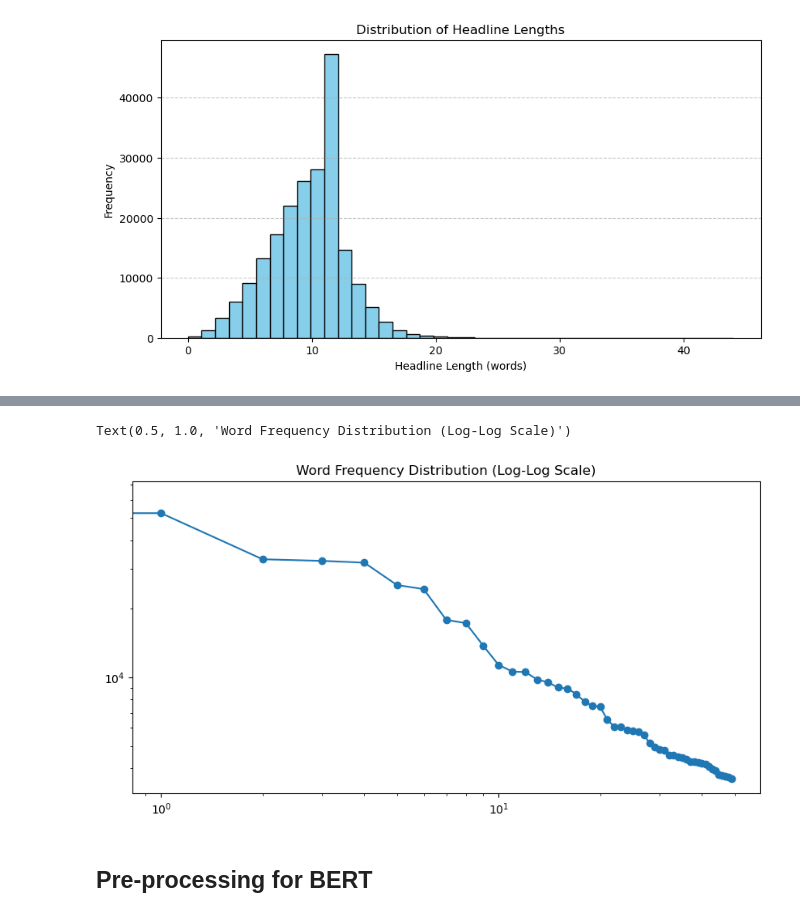
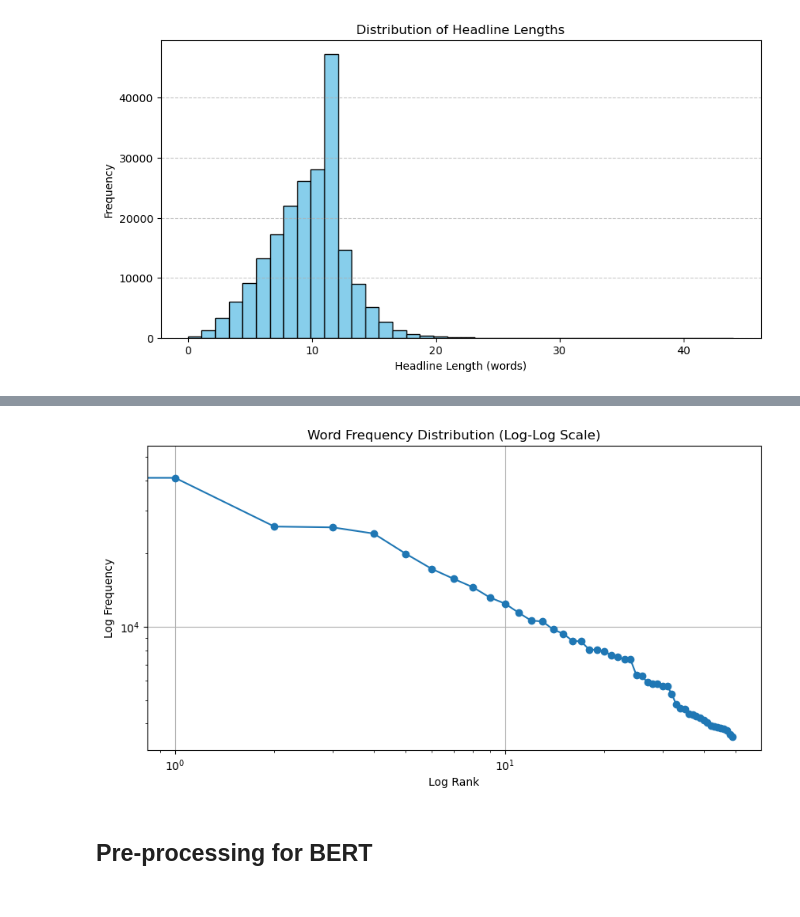
Before and after one commit to adma224/Deploying_LSTM_and_GPT-2_Models_with_A-B_Testing_in_AWS, a Jupyter notebook: notebooks/Data Exploration and Preprocessing.ipynb, the cells around one changed output, grey strips where cells are left out. Drawn from its saved outputs; the diff is of its cells as text; code cells hidden in the pictures.

```diff
--- a/notebooks/Data Exploration and Preprocessing.ipynb
+++ b/notebooks/Data Exploration and Preprocessing.ipynb
@@ -129,9 +104,21 @@ plt.show()
-# %%
-word_freqs.reset_index(drop=True).plot(logx=True, logy=True, marker='o', linestyle='-', figsize=(10,5))
-plt.title("Word Frequency Distribution (Log-Log Scale)")
-# %% [output]
-Text(0.5, 1.0, 'Word Frequency Distribution (Log-Log Scale)')
-[figure, removed]
+# %%
+from collections import Counter
+
+# Ensure word frequencies are counted before using them
+word_counts = Counter(" ".join(df['headline']).split())
+
+# Convert word frequencies to a pandas Series
+word_freqs = pd.Series(word_counts).sort_values(ascending=False).head(50)
+
+# Plot the log-log word frequency distribution
+word_freqs.reset_index(drop=True).plot(logx=True, logy=True, marker='o', linestyle='-', figsize=(10,5))
+plt.title("Word Frequency Distribution (Log-Log Scale)")
+plt.xlabel("Log Rank")
+plt.ylabel("Log Frequency")
+plt.grid()
+plt.show()
+# %% [output]
+[figure, new version]
 # %% [markdown]
 ## Pre-processing for BERT
 # %%
```
Also changed, not shown: parts of 5 cells of this notebook, 4 other files.
